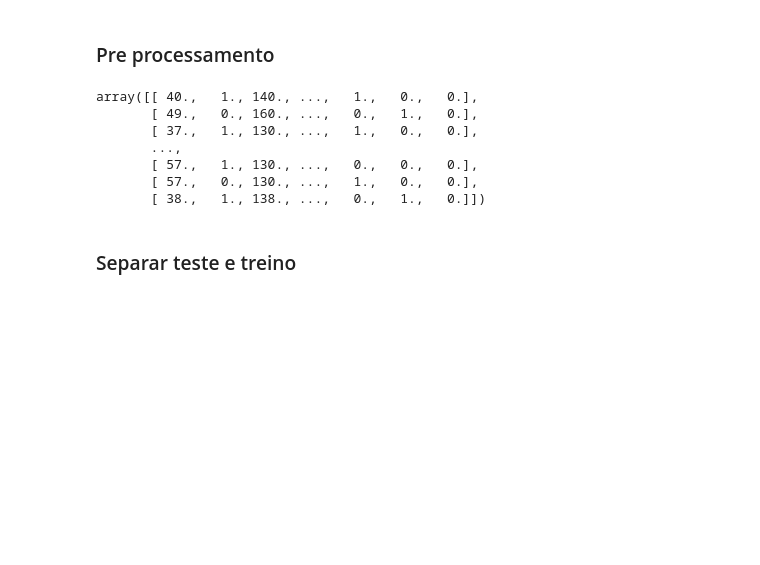
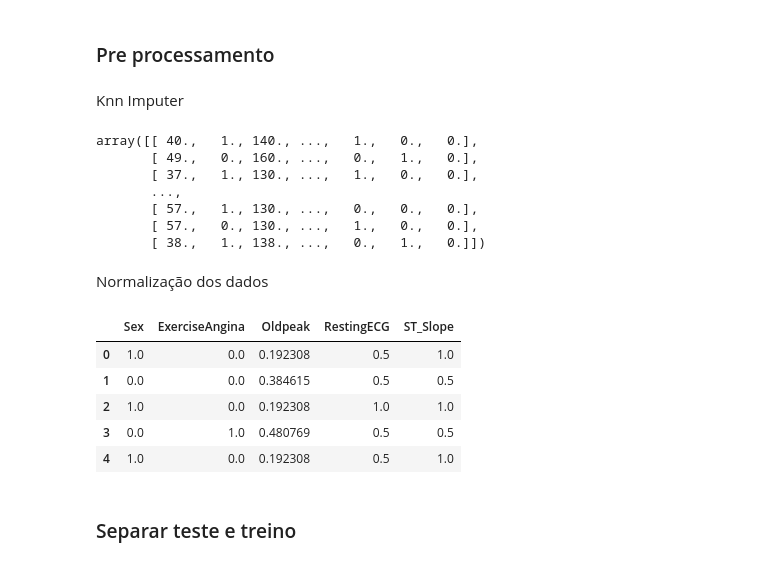
Before and after one commit to beatriz-fulgencio/tp-ia, a Jupyter notebook: arq1.ipynb, the cells around one changed output. Cells and saved outputs as stored; diff of their text form; code cells hidden in the pictures; blank space fills up the shorter version.

```diff
--- a/arq1.ipynb
+++ b/arq1.ipynb
@@ -70,6 +71,8 @@ data
 918 rows × 15 columns
 # %% [markdown]
 ### Pre processamento
+# %% [markdown]
+Knn Imputer
 # %%
 imputer = KNNImputer(missing_values=-1)
 imputer.fit_transform(data)
@@ -81,6 +84,20 @@ array([[ 40.,   1., 140., ...,   1.,   0.,   0.],
        [ 57.,   1., 130., ...,   0.,   0.,   0.],
        [ 57.,   0., 130., ...,   1.,   0.,   0.],
        [ 38.,   1., 138., ...,   0.,   1.,   0.]])
+# %% [markdown]
+Normalização dos dados
+# %%
+scaler = MinMaxScaler()
+data[label_data] = scaler.fit_transform(data[label_data])
+
+data[label_data].head()
+# %% [output]
+|  | Sex | ExerciseAngina | Oldpeak | RestingECG | ST_Slope |
+| 0 | 1.0 | 0.0 | 0.192308 | 0.5 | 1.0 |
+| 1 | 0.0 | 0.0 | 0.384615 | 0.5 | 0.5 |
+| 2 | 1.0 | 0.0 | 0.192308 | 1.0 | 1.0 |
+| 3 | 0.0 | 1.0 | 0.480769 | 0.5 | 0.5 |
+| 4 | 1.0 | 0.0 | 0.192308 | 0.5 | 1.0 |
 # %% [markdown]
 ### Separar teste e treino
 # %%
```
Also changed, not shown: parts of 9 cells of this notebook.
